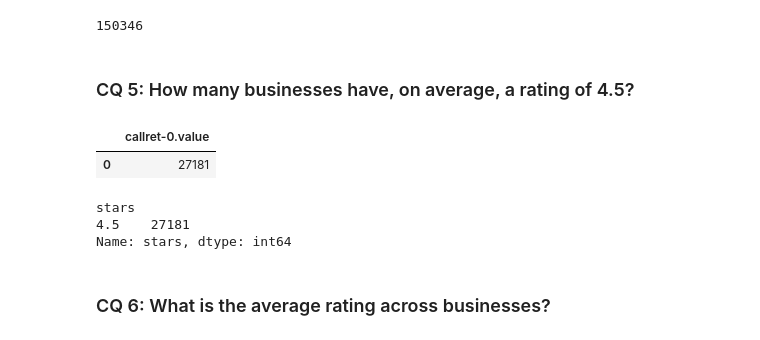
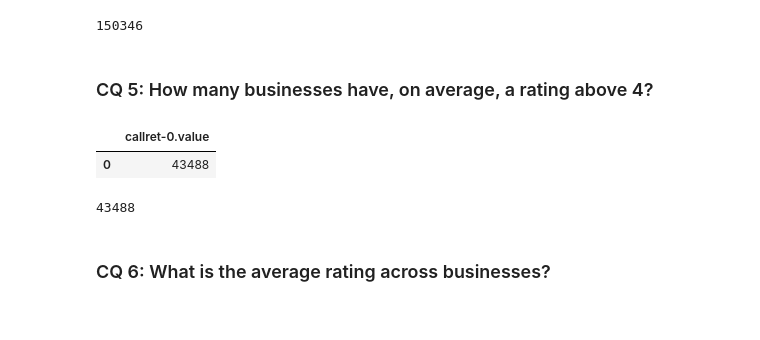
Before and after one commit to MadsCorfixen/The-Yelp-Collaborative-Knowledge-Graph, a Jupyter notebook: Code/CompetencyQuestions/yelp_competency_question.ipynb, the cells around one changed output. Saved outputs shown, nothing was run; the diff lists cells and outputs as text; code cells hidden in the pictures.

```diff
--- a/Code/CompetencyQuestions/yelp_competency_question.ipynb
+++ b/Code/CompetencyQuestions/yelp_competency_question.ipynb
@@ -120,27 +120,25 @@ len(review_unique_business)
 # %% [output]
 150346
 # %% [markdown]
-### CQ 5: How many businesses have, on average, a rating of 4.5?
+### CQ 5: How many businesses have, on average, a rating above 4?
 # %%
 sparql_query = """
 SELECT COUNT(DISTINCT(?business))
 WHERE {
     ?business schema:aggregateRating ?rating .
-    FILTER (?rating = 4.5) .
+    FILTER (?rating > 4) .
 }
 
 """
 
 run_query(query=sparql_query, as_dataframe=True)
 # %% [output]
 |  | callret-0.value |
-| 0 | 27181 |
+| 0 | 43488 |
 # %%
-business[business['stars'] == 4.5].groupby('stars')['stars'].count()
+business[business['stars'] > 4]['stars'].count()
 # %% [output]
-stars
-4.5    27181
-Name: stars, dtype: int64
+43488
 # %% [markdown]
 ### CQ 6: What is the average rating across businesses?
 # %%
```
Also changed, not shown: parts of 3 cells of this notebook, 1 other file.
